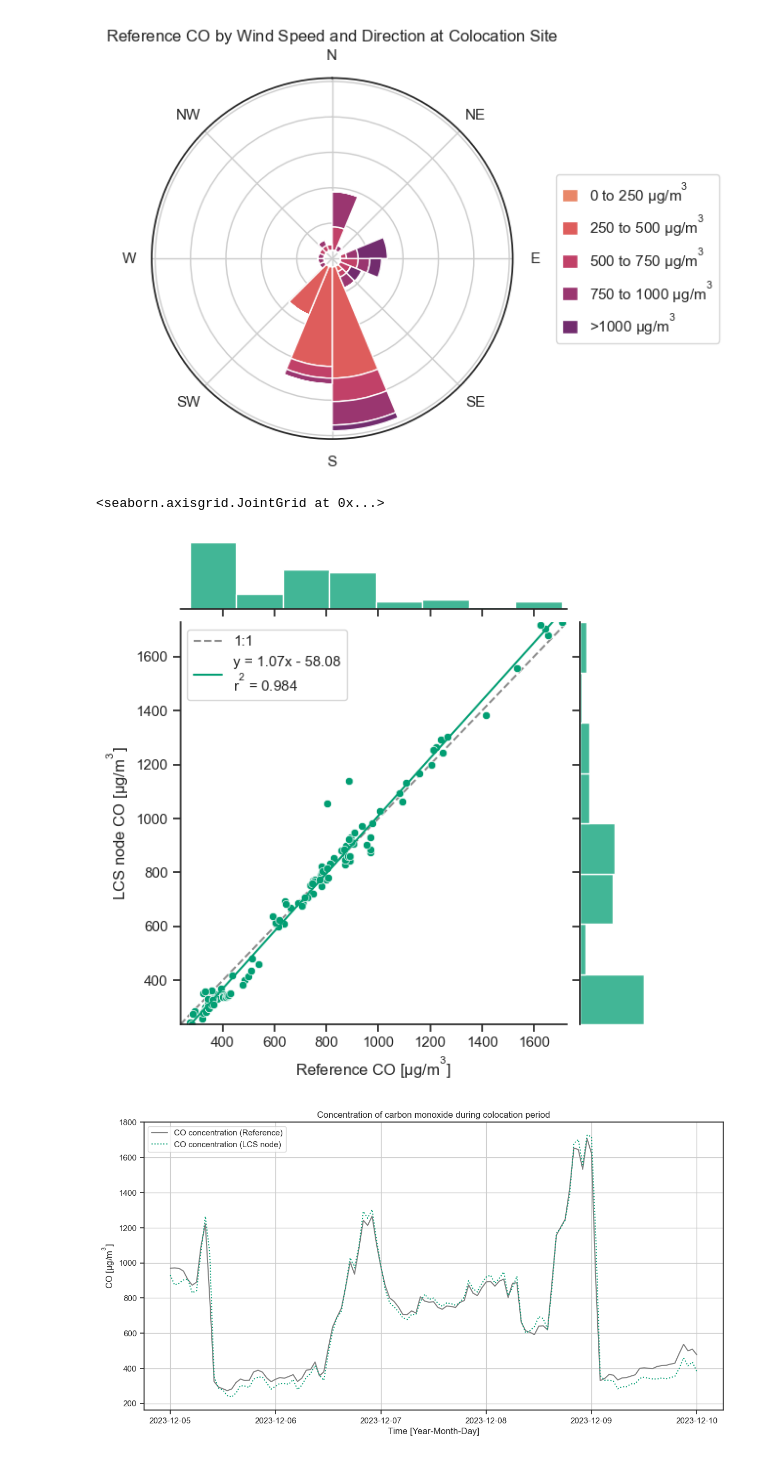
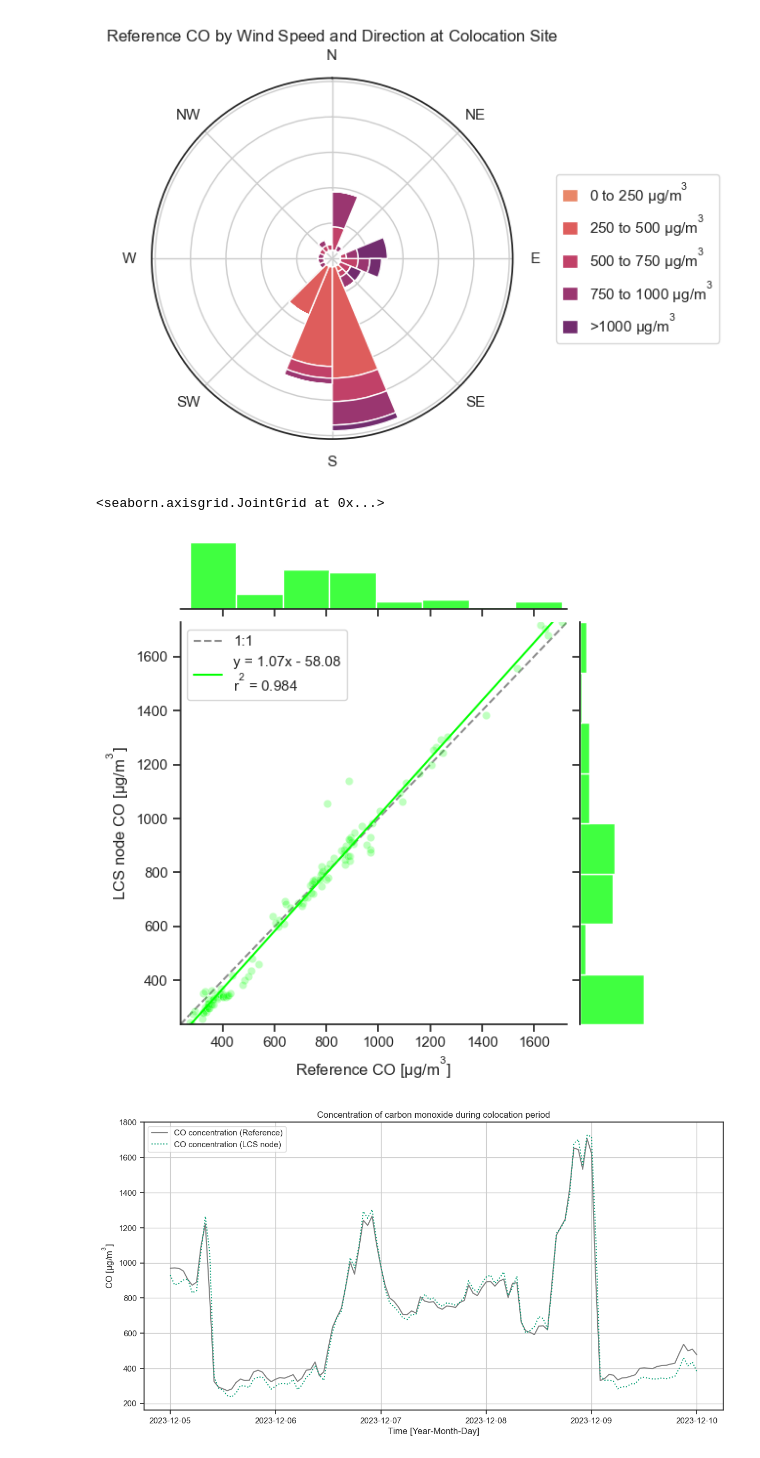
Before and after one commit to vn-hub/koloka, a Jupyter notebook: SmogDEC2023.ipynb, the cells around one changed output. Cells and saved outputs as stored; diff of their text form; code cells hidden in the pictures.

```diff
--- a/SmogDEC2023.ipynb
+++ b/SmogDEC2023.ipynb
@@ -308,21 +308,22 @@ atmospy.pollutionroseplot(
 );
 # %% [output]
 [figure]
-# %%
-co = atmospy.regplot(
-    data=df,
-#    data=df_filter,
-#    data=df_subfilter,
-    x="CO [ug/m3]",
-    y="CO",
-    color="g",
-    marker='o',
-#    fit_reg=False
-)
-co.set_axis_labels(xlabel="Reference $CO$ [$µg/m^{3}$]", ylabel="LCS node $CO$ [$µg/m^{3}$]")
-# %% [output]
-<seaborn.axisgrid.JointGrid at 0x...>
-[figure, removed]
+# %%
+co = atmospy.regplot(
+    data=df,
+#    data=df_filter,
+#    data=df_subfilter,
+    x="CO [ug/m3]",
+    y="CO",
+    color="lime",
+    marker='o',
+    alpha=0.25
+#    fit_reg=False
+)
+co.set_axis_labels(xlabel="Reference $CO$ [$µg/m^{3}$]", ylabel="LCS node $CO$ [$µg/m^{3}$]")
+# %% [output]
+<seaborn.axisgrid.JointGrid at 0x...>
+[figure, added]
 # %%
 # Plotting
 plt.figure(figsize=(14, 7))
```
Also changed, not shown: parts of 7 cells of this notebook, 2 other files.
